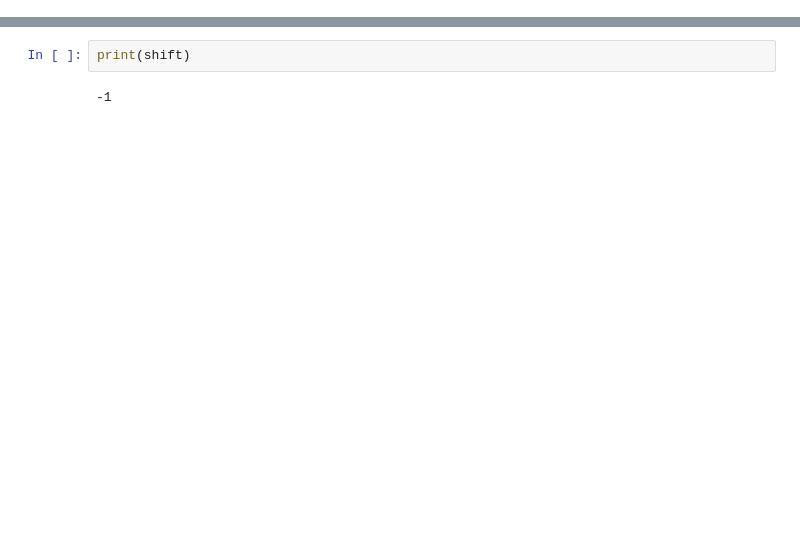
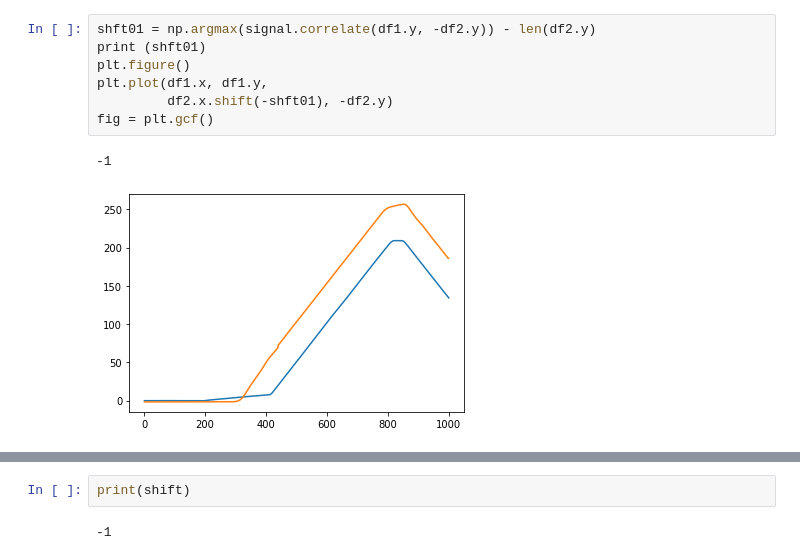
Before and after one commit to zlite/SimAnalysis, a Jupyter notebook: Dataframetest.ipynb, the cells around one changed output, grey strips where cells are left out. Drawn from its saved outputs; the diff is of its cells as text; blank space fills up the shorter version.

```diff
--- a/Dataframetest.ipynb
+++ b/Dataframetest.ipynb
@@ -32,0 +17,10 @@ shift = np.argmax(signal.correlate(df1, -df2)) - len(df2)
+# %%
+shft01 = np.argmax(signal.correlate(df1.y, -df2.y)) - len(df2.y)
+print (shft01)
+plt.figure()
+plt.plot(df1.x, df1.y,
+         df2.x.shift(-shft01), -df2.y)
+fig = plt.gcf()
+# %% [output]
+-1
+[figure, added]
```
Also changed, not shown: parts of 9 cells of this notebook, 2 other files.
